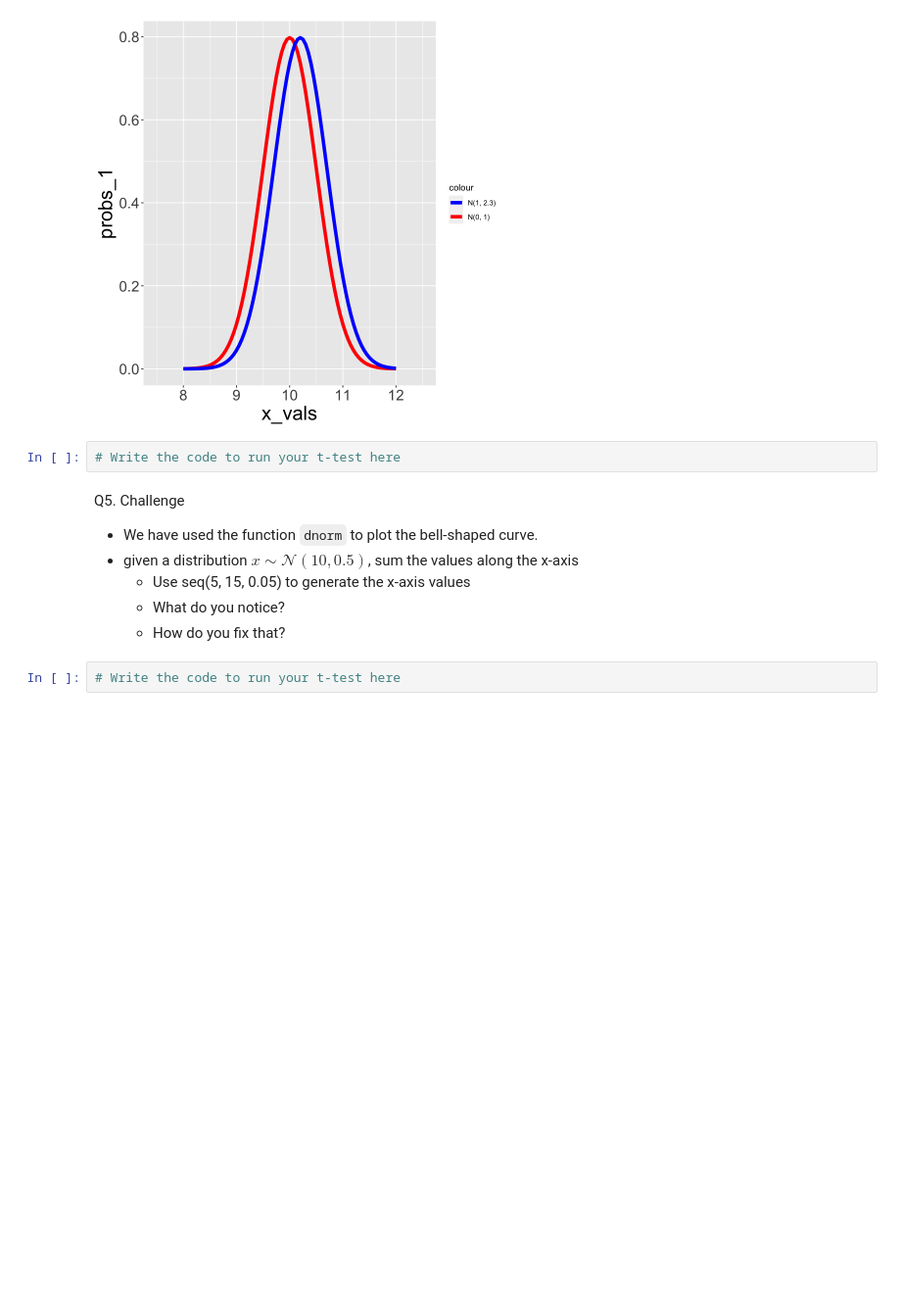
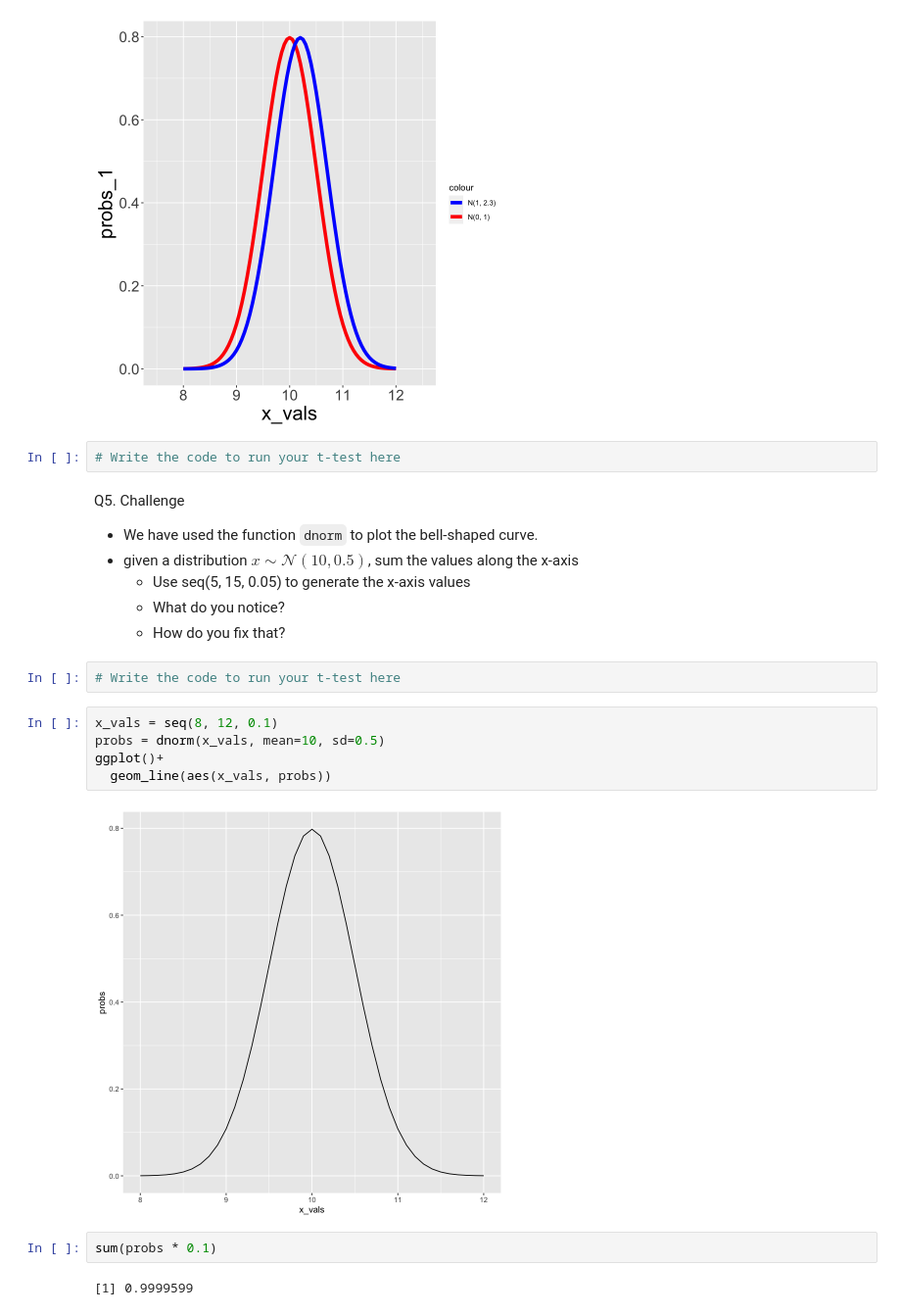
Before and after one commit to mahdi-b/MBIO612-F2021, a Jupyter notebook: week_5/week_5_practical.ipynb, the cells around one changed output. Shown at 98% size. Cells and saved outputs as stored; diff of their text form; blank space fills up the shorter version.

```diff
--- a/week_5/week_5_practical.ipynb
+++ b/week_5/week_5_practical.ipynb
@@ -111,3 +111,14 @@ Q5. Challenge
   * How do you fix that?
 # %%
 # Write the code to run your t-test here
+# %%
+x_vals = seq(8, 12, 0.1)
+probs = dnorm(x_vals, mean=10, sd=0.5)
+ggplot()+
+  geom_line(aes(x_vals, probs))
+# %% [output]
+[figure, added]
+# %%
+sum(probs * 0.1)
+# %% [output]
+[1] 0.9999599
```
